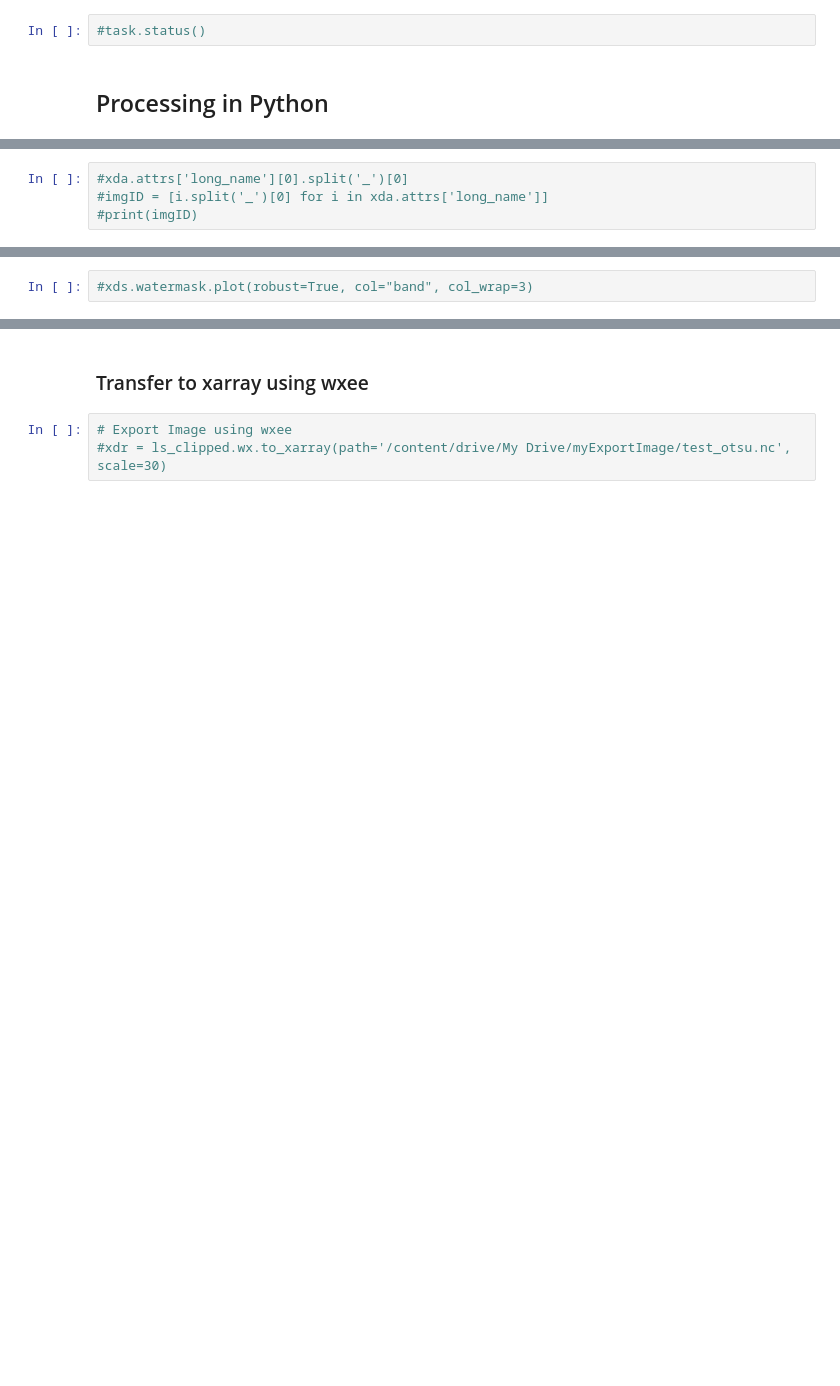
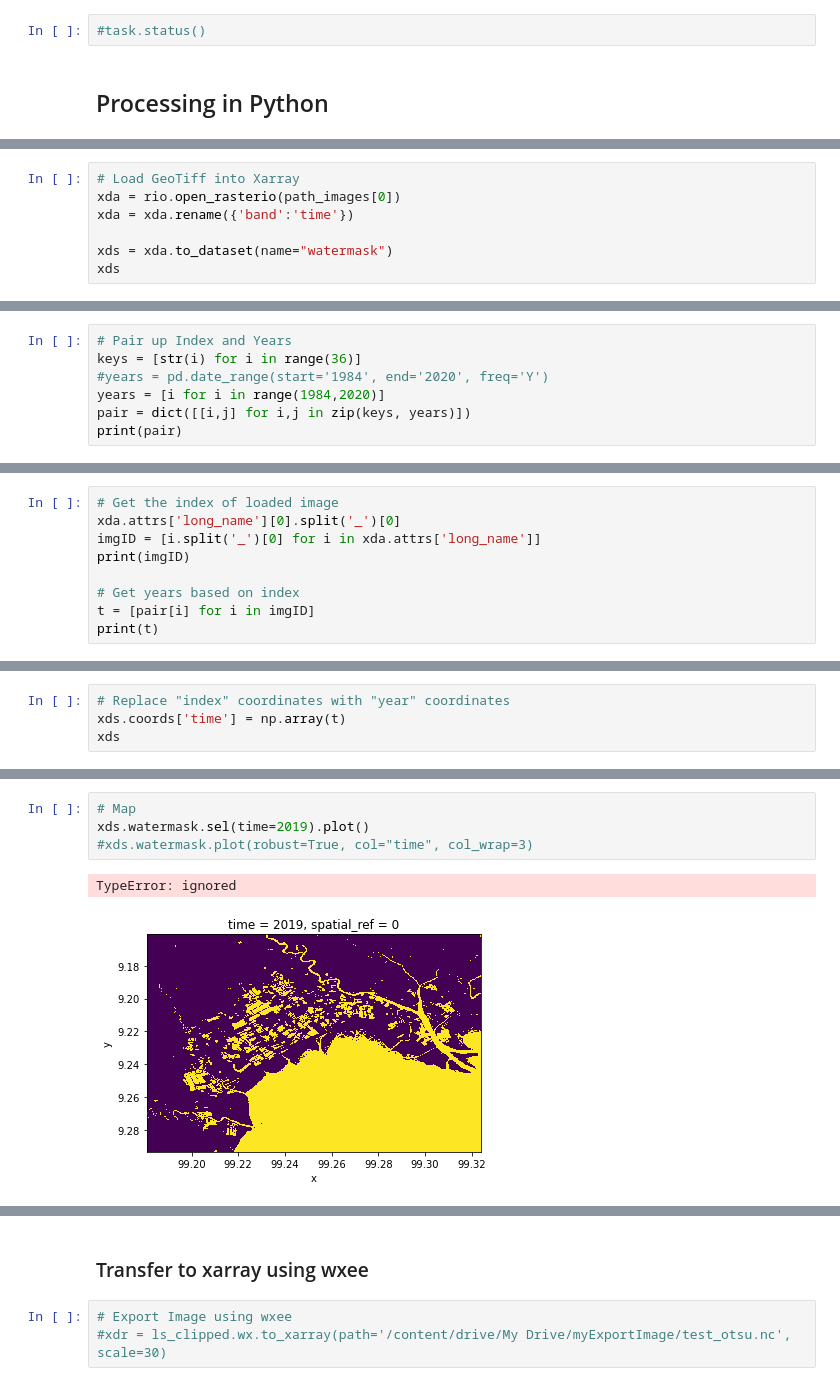
Before and after one commit to Shirobakaidou/Aquaponds, a Jupyter notebook: 03_test_otsu.ipynb, the cells around one changed output, grey strips where cells are left out. Saved outputs shown, nothing was run; the diff lists cells and outputs as text; blank space fills up the shorter version.

Commit message:
set up time dimension of exported image in xarray

```diff
--- a/03_test_otsu.ipynb
+++ b/03_test_otsu.ipynb
@@ -291,0 +296,7 @@ print(ls_clipped.size().getInfo())
+# %%
+# Load GeoTiff into Xarray
+xda = rio.open_rasterio(path_images[0])
+xda = xda.rename({'band':'time'})
+
+xds = xda.to_dataset(name="watermask")
+xds
@@ -291,0 +313,7 @@ print(ls_clipped.size().getInfo())
+# %%
+# Pair up Index and Years
+keys = [str(i) for i in range(36)]
+#years = pd.date_range(start='1984', end='2020', freq='Y')
+years = [i for i in range(1984,2020)]
+pair = dict([[i,j] for i,j in zip(keys, years)])
+print(pair)
@@ -292,4 +322,9 @@ print(ls_clipped.size().getInfo())
 # %%
-#xda.attrs['long_name'][0].split('_')[0]
-#imgID = [i.split('_')[0] for i in xda.attrs['long_name']]
-#print(imgID)
+# Get the index of loaded image
+xda.attrs['long_name'][0].split('_')[0]
+imgID = [i.split('_')[0] for i in xda.attrs['long_name']]
+print(imgID)
+
+# Get years based on index
+t = [pair[i] for i in imgID]
+print(t)
@@ -305,0 +334,4 @@ print(ls_clipped.size().getInfo())
+# %%
+# Replace "index" coordinates with "year" coordinates
+xds.coords['time'] = np.array(t)
+xds
@@ -306,2 +348,7 @@ print(ls_clipped.size().getInfo())
 # %%
-#xds.watermask.plot(robust=True, col="band", col_wrap=3)
+# Map
+xds.watermask.sel(time=2019).plot()
+#xds.watermask.plot(robust=True, col="time", col_wrap=3)
+# %% [output]
+TypeError: ignored
+[figure, added]
```
Also changed, not shown: parts of 40 cells of this notebook.
